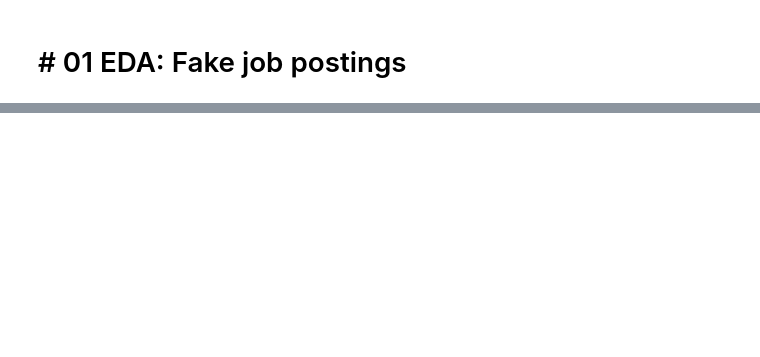
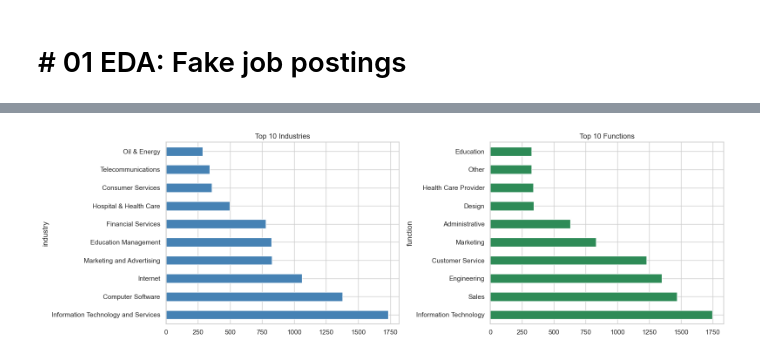
Before and after one commit to SushmithaDurai/IDSE-Project-Fake-Job-posting-Detection, a Jupyter notebook: notebooks/01_eda.ipynb, the cells around one changed output, grey strips where cells are left out. Cells and saved outputs as stored; diff of their text form; code cells hidden in the pictures; blank space fills up the shorter version.

```diff
--- a/notebooks/01_eda.ipynb
+++ b/notebooks/01_eda.ipynb
@@ -355,0 +171,11 @@ Saved: ..\data\jobs_clean.csv | rows: 17599
+# %%
+# Cell 12: Top 10 industries and functions
+fig, axes = plt.subplots(1, 2, figsize=(16, 5))
+df["industry"].value_counts().head(10).plot(kind="barh", ax=axes[0], color="steelblue")
+axes[0].set_title("Top 10 Industries")
+df["function"].value_counts().head(10).plot(kind="barh", ax=axes[1], color="seagreen")
+axes[1].set_title("Top 10 Functions")
+plt.tight_layout()
+plt.show()
+# %% [output]
+[figure, added]
```
Also changed, not shown: parts of 49 cells of this notebook, 9 other files.
